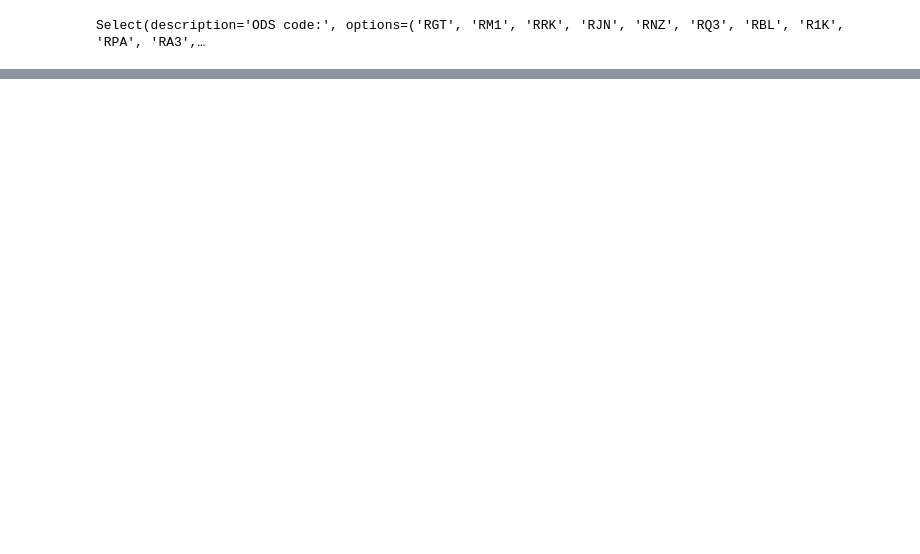
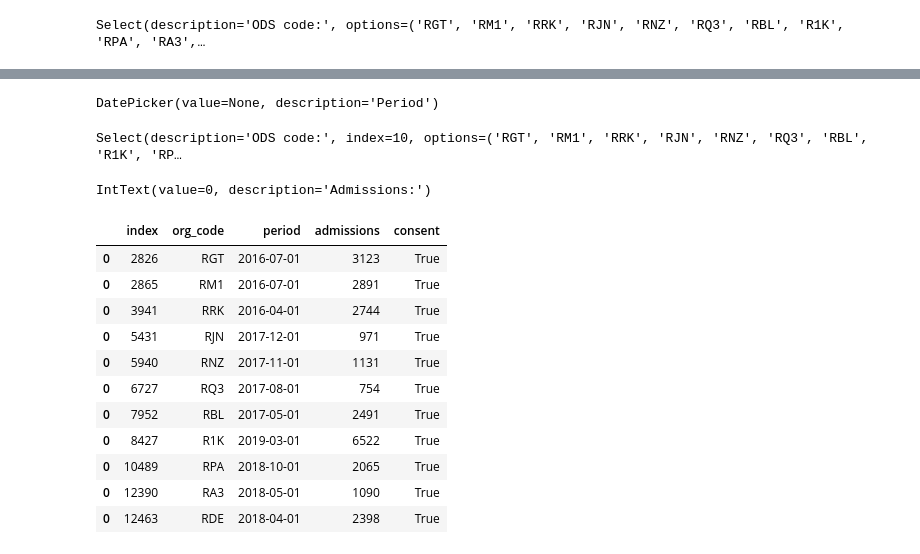
Before and after one commit to B210635/B210635_assessment, a Jupyter notebook: IPynbScripts/Working with Data types and structures in Python and R Assessment#2 B210635.ipynb, the cells around one changed output, grey strips where cells are left out. Drawn from its saved outputs; the diff is of its cells as text; code cells hidden in the pictures; blank space fills up the shorter version.

```diff
--- a/IPynbScripts/Working with Data types and structures in Python and R Assessment#2 B210635.ipynb
+++ b/IPynbScripts/Working with Data types and structures in Python and R Assessment#2 B210635.ipynb
@@ -218,0 +1117,7 @@ CollectData.to_csv('../Data/CollectedData.csv', index=False)
+# %%
+dfTofill.iloc[0,3]=d9.value # Using indexing to add the index number to the 'dfTofill' file for 'admissions' variable
+dfTofill # print dfTofill file with 'admissions' value added
+
+#Concatenate tenth row of data to the CollectData data frame.
+CollectData = pd.concat([CollectData, dfTofill]) # concatenate the collected data to the CollectData data frame
+display(CollectData) # display results
@@ -218,0 +1167,72 @@ CollectData.to_csv('../Data/CollectedData.csv', index=False)
+# %%
+dfTofill.iloc[0,4]=a10.value # Using indexing to add the index number to the 'dfTofill' file for consent variable
+dfTofill # print dfTofill file with consent variable equal True
+
+#Setup a DatePicker widget to collect period data for the eleventh row
+
+b10 = widgets.DatePicker(
+description='Period',
+disabled=False
+) # use the DatePicker widget and store as the object 'b10'
+
+
+display(b10) # use the display function to display the DatePicker widget object
+
+#Select "2018-04-01" as date for eleventh row
+# %% [output]
+DatePicker(value=None, description='Period')
+# %%
+dfTofill.iloc[0,2]=b10.value # Using indexing to add the index number to the 'dfTofill' file for period variable
+dfTofill # print dfTofill file with period value added
+
+
+#Use selection widgets to display single selection lists for row 11 for org_code variable.
+c10=widgets.Select(
+    options=org_code,
+    value='RDE',
+    rows=len(org_code),
+    description='ODS code:',
+    disabled=False
+) # use the Select widget and store as the object 'c10'
+
+display(c10) # use the display function to display the DatePicker widget object
+
+# Select eleventh code
+# %% [output]
+Select(description='ODS code:', index=10, options=('RGT', 'RM1', 'RRK', 'RJN', 'RNZ', 'RQ3', 'RBL', 'R1K', 'RP…
+# %%
+dfTofill.iloc[0,1]=c10.value # Using indexing to add the index number to row11 'dfTofill' file for 'org_code' variable
+dfTofill # print dfTofill file row11 with 'org_code' value added
+
+#Use IntText' widget to collect index value for admissions for eleventh row.
+
+d10=widgets.IntText(
+    value=0,
+    description='Admissions:',
+    disabled=False) # use the integer widget and store as the object 'd10'
+
+display(d10) # use the display function to display the integer widget object
+
+#select 2398 as value for admissions from the eleventh row
+# %% [output]
+IntText(value=0, description='Admissions:')
+# %%
+dfTofill.iloc[0,3]=d10.value # Using indexing to add the index number to the 'dfTofill' file for 'admissions' variable
+dfTofill # print dfTofill file with 'admissions' value added
+
+#Concatenate eleventh row of data to the CollectData data frame.
+CollectData = pd.concat([CollectData, dfTofill]) # concatenate the collected data to the CollectData data frame
+display(CollectData) # display results
+# %% [output]
+|  | index | org_code | period | admissions | consent |
+| 0 | 2826 | RGT | 2016-07-01 | 3123 | True |
+| 0 | 2865 | RM1 | 2016-07-01 | 2891 | True |
+| 0 | 3941 | RRK | 2016-04-01 | 2744 | True |
+| 0 | 5431 | RJN | 2017-12-01 | 971 | True |
+| 0 | 5940 | RNZ | 2017-11-01 | 1131 | True |
+| 0 | 6727 | RQ3 | 2017-08-01 | 754 | True |
+| 0 | 7952 | RBL | 2017-05-01 | 2491 | True |
+| 0 | 8427 | R1K | 2019-03-01 | 6522 | True |
+| 0 | 10489 | RPA | 2018-10-01 | 2065 | True |
+| 0 | 12390 | RA3 | 2018-05-01 | 1090 | True |
+| 0 | 12463 | RDE | 2018-04-01 | 2398 | True |
```
Also changed, not shown: parts of 161 cells of this notebook.
